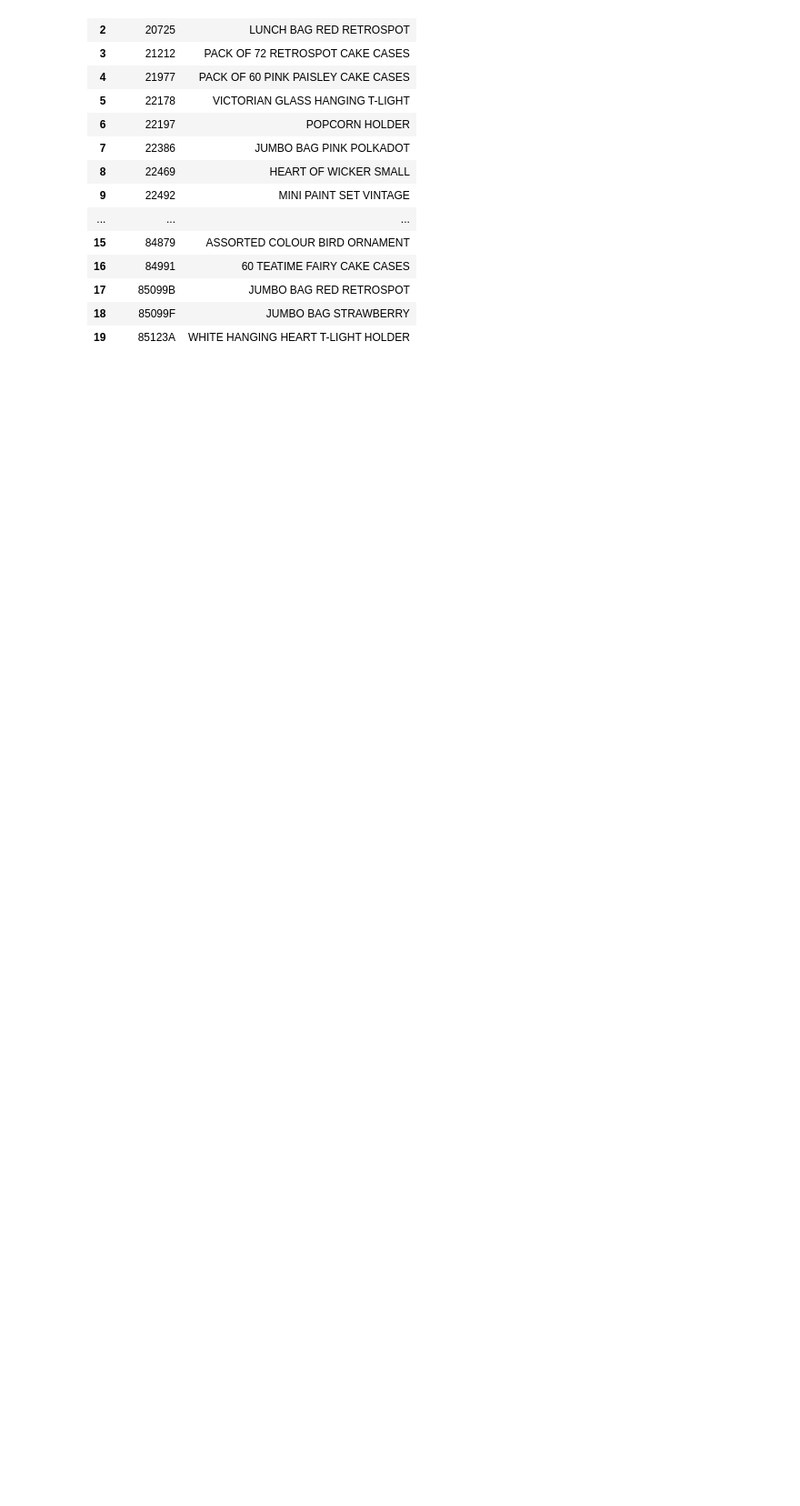
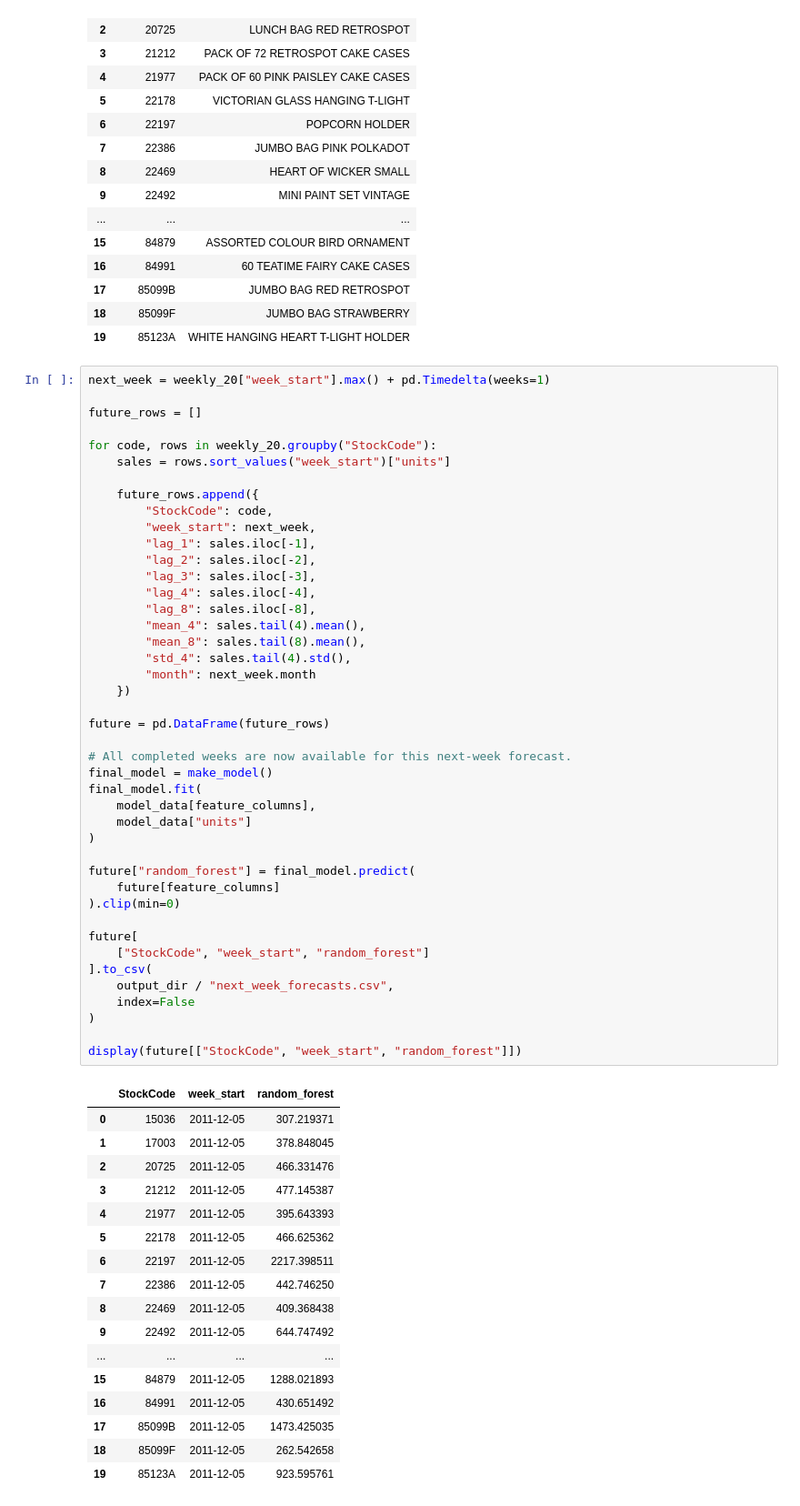
Before and after one commit to ma-lawal07/stockahead, a Jupyter notebook: notebooks/exploration.ipynb, the cells around one changed output. Shown at 91% size. Drawn from its saved outputs; the diff is of its cells as text; blank space fills up the shorter version.

```diff
--- a/notebooks/exploration.ipynb
+++ b/notebooks/exploration.ipynb
@@ -854,3 +854,64 @@ display(product_labels)
 | 17 | 85099B | JUMBO BAG RED RETROSPOT |
 | 18 | 85099F | JUMBO BAG STRAWBERRY |
 | 19 | 85123A | WHITE HANGING HEART T-LIGHT HOLDER |
+# %%
+next_week = weekly_20["week_start"].max() + pd.Timedelta(weeks=1)
+
+future_rows = []
+
+for code, rows in weekly_20.groupby("StockCode"):
+    sales = rows.sort_values("week_start")["units"]
+
+    future_rows.append({
+        "StockCode": code,
+        "week_start": next_week,
+        "lag_1": sales.iloc[-1],
+        "lag_2": sales.iloc[-2],
+        "lag_3": sales.iloc[-3],
+        "lag_4": sales.iloc[-4],
+        "lag_8": sales.iloc[-8],
+        "mean_4": sales.tail(4).mean(),
+        "mean_8": sales.tail(8).mean(),
+        "std_4": sales.tail(4).std(),
+        "month": next_week.month
+    })
+
+future = pd.DataFrame(future_rows)
+
+# All completed weeks are now available for this next-week forecast.
+final_model = make_model()
+final_model.fit(
+    model_data[feature_columns],
+    model_data["units"]
+)
+
+future["random_forest"] = final_model.predict(
+    future[feature_columns]
+).clip(min=0)
+
+future[
+    ["StockCode", "week_start", "random_forest"]
+].to_csv(
+    output_dir / "next_week_forecasts.csv",
+    index=False
+)
+
+display(future[["StockCode", "week_start", "random_forest"]])
+# %% [output]
+|  | StockCode | week_start | random_forest |
+| 0 | 15036 | 2011-12-05 | 307.219371 |
+| 1 | 17003 | 2011-12-05 | 378.848045 |
+| 2 | 20725 | 2011-12-05 | 466.331476 |
+| 3 | 21212 | 2011-12-05 | 477.145387 |
+| 4 | 21977 | 2011-12-05 | 395.643393 |
+| 5 | 22178 | 2011-12-05 | 466.625362 |
+| 6 | 22197 | 2011-12-05 | 2217.398511 |
+| 7 | 22386 | 2011-12-05 | 442.746250 |
+| 8 | 22469 | 2011-12-05 | 409.368438 |
+| 9 | 22492 | 2011-12-05 | 644.747492 |
+| ... | ... | ... | ... |
+| 15 | 84879 | 2011-12-05 | 1288.021893 |
+| 16 | 84991 | 2011-12-05 | 430.651492 |
+| 17 | 85099B | 2011-12-05 | 1473.425035 |
+| 18 | 85099F | 2011-12-05 | 262.542658 |
+| 19 | 85123A | 2011-12-05 | 923.595761 |
```
Also changed, not shown: 6 other files.
